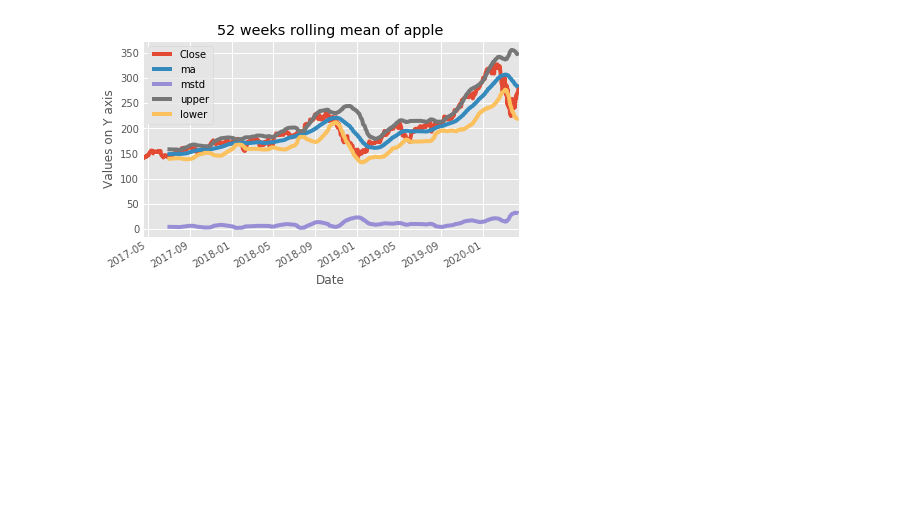
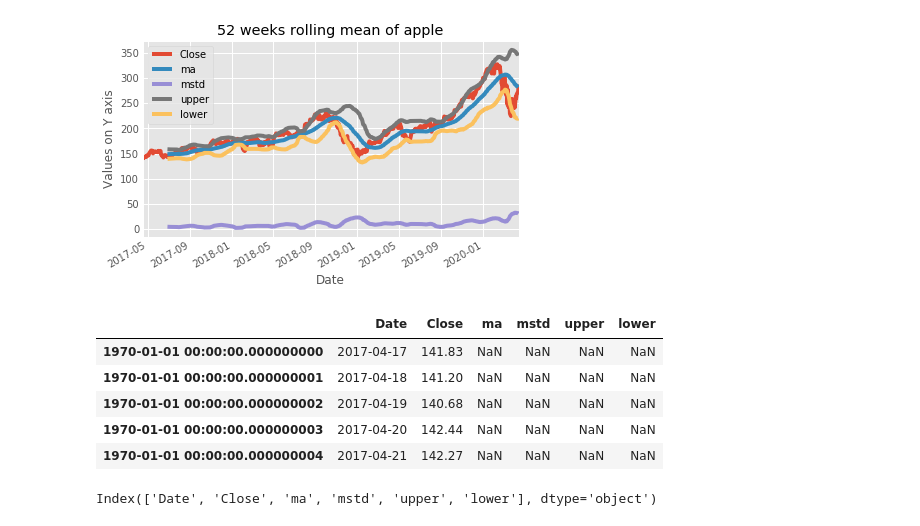
Before and after one commit to hilljtm/py_practice, a Jupyter notebook: visualizing_time_series.ipynb, the cells around one changed output. Saved outputs shown, nothing was run; the diff lists cells and outputs as text; code cells hidden in the pictures; blank space fills up the shorter version.

```diff
--- a/visualizing_time_series.ipynb
+++ b/visualizing_time_series.ipynb
@@ -235,0 +248,28 @@ plt.show()
+# %%
+# Get month for each dates
+
+#df1['Date'].index = pd.to_datetime(df1.index)
+#month_index = df1.index.to_period('M')
+
+df1.head()
+# Compute the mean of each month of the year
+#mean_close_by_month = df1.groupby(month_index).mean()
+
+# Plot the mean for each month of the year
+#mean_close_by_month.plot(fontsize=6)
+
+# Specify the fontsize on the legend
+#plt.legend(fontsize=10)
+
+#plt.show()
+# %% [output]
+|  | Date | Close | ma | mstd | upper | lower |
+| 1970-01-01 00:00:00.000000000 | 2017-04-17 | 141.83 | NaN | NaN | NaN | NaN |
+| 1970-01-01 00:00:00.000000001 | 2017-04-18 | 141.20 | NaN | NaN | NaN | NaN |
+| 1970-01-01 00:00:00.000000002 | 2017-04-19 | 140.68 | NaN | NaN | NaN | NaN |
+| 1970-01-01 00:00:00.000000003 | 2017-04-20 | 142.44 | NaN | NaN | NaN | NaN |
+| 1970-01-01 00:00:00.000000004 | 2017-04-21 | 142.27 | NaN | NaN | NaN | NaN |
+# %%
+df1.columns
+# %% [output]
+Index(['Date', 'Close', 'ma', 'mstd', 'upper', 'lower'], dtype='object')
```
Also changed, not shown: parts of 6 cells of this notebook, 1 other file.
